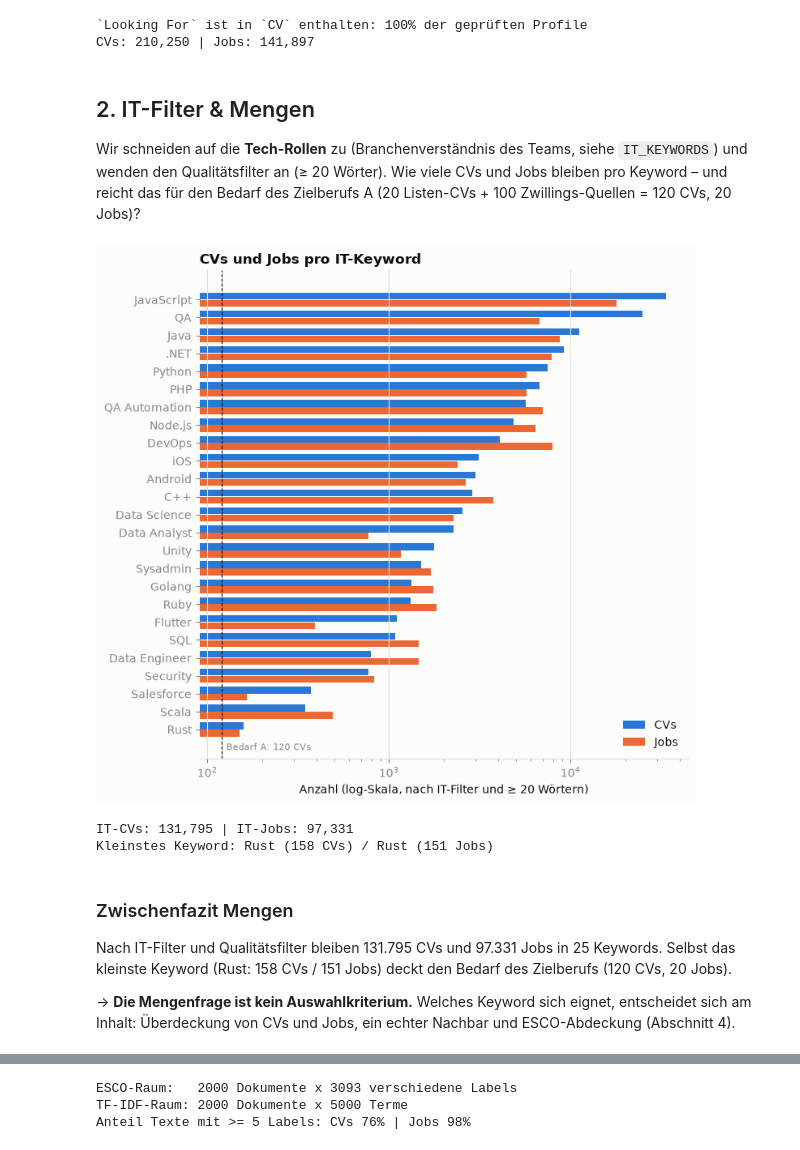
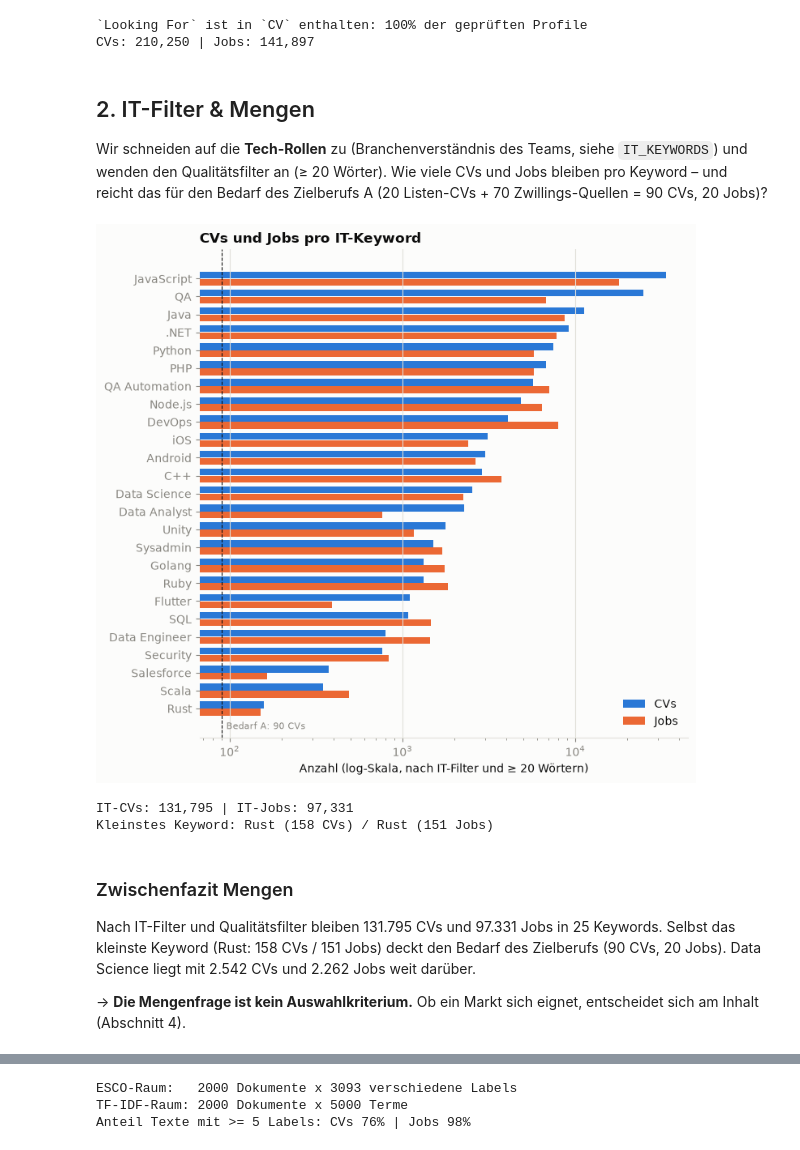
Before and after one commit to tobneu/project_nobias, a Jupyter notebook: notebooks/eda_keksausstecher.ipynb, the cells around one changed output, grey strips where cells are left out. Cells and saved outputs as stored; diff of their text form; code cells hidden in the pictures.

```diff
--- a/notebooks/eda_keksausstecher.ipynb
+++ b/notebooks/eda_keksausstecher.ipynb
@@ -69,7 +77,14 @@ SCREEN_CV_PER_KW = 60
 SCREEN_JOB_PER_KW = 20
 N_PER_RING = 20
 N_JOBS = 20
-N_TWIN_SOURCES = 100
+TWIN_SOURCES = {"A": 70, "B": 30, "C": 20}   # A+B = Haupttest (100 Paare), C = Kontrolle
+
+# Eine TF-IDF-Parametrisierung für alle Stellen im Notebook. Das Standard-Token-Muster von
+# scikit-learn verwirft Ein-Zeichen-Tokens und Sonderzeichen: aus "C#", "C++", "C", "R" wird nichts,
+# aus ".NET" wird "net". Das eigene Muster erhält diese Begriffe, damit die Baseline nicht
+# künstlich geschwächt ist.
+TOKEN_PATTERN = r"(?u)(?<![\w.])\.?\w(?:[\w.]*\w)?[+#]*"
+TFIDF_PARAMS = {"stop_words": "english", "token_pattern": TOKEN_PATTERN, "min_df": 2, "max_features": 5000}
 
 # Branchenverständnis des Teams: nur Tech-Rollen (Entwicklung, QA, Data, Ops).
 # Bewusst raus: Project/Product Manager, Business Analyst, Design, Support, Technical Writing,
@@ -166,49 +181,48 @@ CVs: 210,250 | Jobs: 141,897
 
 Wir schneiden auf die **Tech-Rollen** zu (Branchenverständnis des Teams, siehe `IT_KEYWORDS`)
 und wenden den Qualitätsfilter an (≥ 20 Wörter). Wie viele CVs und Jobs bleiben pro Keyword –
-und reicht das für den Bedarf des Zielberufs A (20 Listen-CVs + 100 Zwillings-Quellen = 120 CVs,
-20 Jobs)?
+und reicht das für den Bedarf des Zielberufs A (20 Listen-CVs + 70 Zwillings-Quellen = 90 CVs, 20 Jobs)?
 # %%
 cv_it = cv[cv["Primary Keyword"].isin(IT_KEYWORDS) & (cv["n_words"] >= MIN_WORDS)].copy()
 jobs_it = jobs[jobs["Primary Keyword"].isin(IT_KEYWORDS) & (jobs["n_words"] >= MIN_WORDS)].copy()
 
 counts = pd.DataFrame({
     "CVs": cv_it["Primary Keyword"].value_counts(),
     "Jobs": jobs_it["Primary Keyword"].value_counts(),
 }).reindex(IT_KEYWORDS).fillna(0).astype(int)
 
-NEED_CV_A = N_PER_RING + N_TWIN_SOURCES
+NEED_CV_A = N_PER_RING + TWIN_SOURCES["A"]
 order = counts.sort_values("CVs").index
 
 fig, ax = plt.subplots(figsize=(7.5, 7))
 y = np.arange(len(order))
 ax.barh(y + 0.2, counts.loc[order, "CVs"], height=0.38, color=BLUE, label="CVs")
 ax.barh(y - 0.2, counts.loc[order, "Jobs"], height=0.38, color=ORANGE, label="Jobs")
 ax.axvline(NEED_CV_A, color=INK, linewidth=0.8, linestyle="--")
 ax.annotate(f"Bedarf A: {NEED_CV_A} CVs", (NEED_CV_A, -1), xytext=(4, 0),
             textcoords="offset points", fontsize=8, color=MUTED, va="center")
 ax.set_xscale("log")
 ax.set_yticks(y, order)
 ax.set_xlabel("Anzahl (log-Skala, nach IT-Filter und ≥ 20 Wörtern)")
 ax.set_title("CVs und Jobs pro IT-Keyword", loc="left", color=INK, fontweight="bold")
 ax.legend(frameon=False, loc="lower right")
 ax.grid(axis="y", visible=False)
 plt.tight_layout()
 plt.show()
 
 print(f"IT-CVs: {len(cv_it):,} | IT-Jobs: {len(jobs_it):,}")
 print(f"Kleinstes Keyword: {counts['CVs'].idxmin()} ({counts['CVs'].min()} CVs) / "
       f"{counts['Jobs'].idxmin()} ({counts['Jobs'].min()} Jobs)")
 # %% [output]
-[figure, old version]
+[figure, new version]
 IT-CVs: 131,795 | IT-Jobs: 97,331
 Kleinstes Keyword: Rust (158 CVs) / Rust (151 Jobs)
 # %% [markdown]
 ### Zwischenfazit Mengen
 
-Nach IT-Filter und Qualitätsfilter bleiben 131.795 CVs und 97.331 Jobs in 25 Keywords. Selbst das kleinste Keyword (Rust: 158 CVs / 151 Jobs) deckt den Bedarf des Zielberufs (120 CVs, 20 Jobs).
+Nach IT-Filter und Qualitätsfilter bleiben 131.795 CVs und 97.331 Jobs in 25 Keywords. Selbst das kleinste Keyword (Rust: 158 CVs / 151 Jobs) deckt den Bedarf des Zielberufs (90 CVs, 20 Jobs). Data Science liegt mit 2.542 CVs und 2.262 Jobs weit darüber.
 
-→ **Die Mengenfrage ist kein Auswahlkriterium.** Welches Keyword sich eignet, entscheidet sich am Inhalt: Überdeckung von CVs und Jobs, ein echter Nachbar und ESCO-Abdeckung (Abschnitt 4).
+→ **Die Mengenfrage ist kein Auswahlkriterium.** Ob ein Markt sich eignet, entscheidet sich am Inhalt (Abschnitt 4).
 # %% [markdown]
 ## 3. Screening-Stichprobe: ESCOX und TF-IDF auf denselben Texten
 
```
Also changed, not shown: parts of 26 cells of this notebook.
